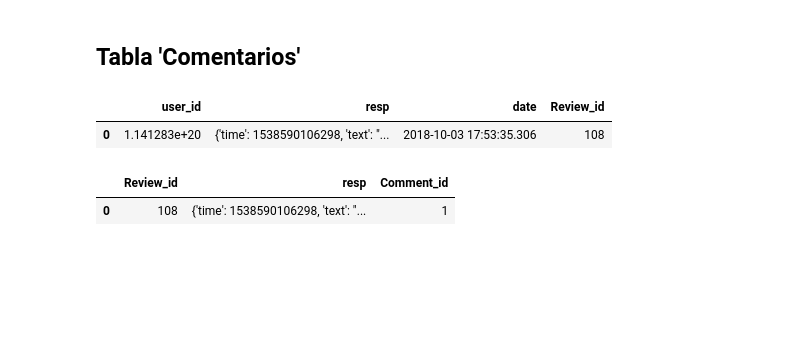
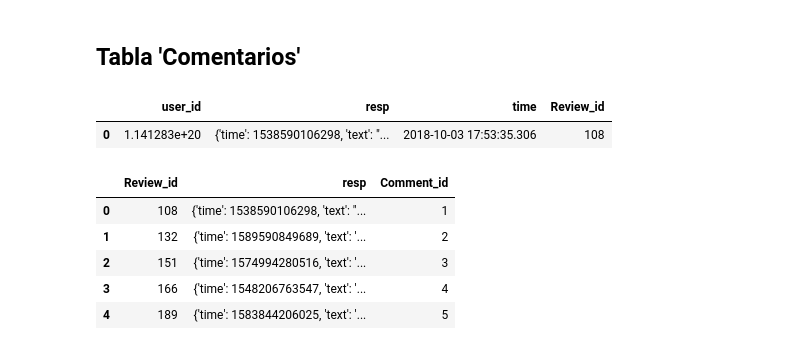
Before and after one commit to volpo/PG_YELP_GOOGLE_MAPS, a Jupyter notebook: Cassandra_SQL_DataPipeline/Cassandra_to_csv_reviews.ipynb, the cells around one changed output. Cells and saved outputs as stored; diff of their text form; code cells hidden in the pictures; blank space fills up the shorter version.

Commit message:
First tables

```diff
--- a/Cassandra_SQL_DataPipeline/Cassandra_to_csv_reviews.ipynb
+++ b/Cassandra_SQL_DataPipeline/Cassandra_to_csv_reviews.ipynb
@@ -384,23 +384,29 @@ df = pd.concat([df, new_df]).reset_index(drop=True)
 ## Tabla 'Comentarios'
 # %%
 df_review_2 = df_review.rename(columns={'Client_id':'user_id'})
-df_review_2 = df_review_2[['user_id', 'date', 'Review_id']]
+df_review_2 = df_review_2.rename(columns={'date':'time'})
+
+df_review_2 = df_review_2[['user_id', 'time', 'Review_id']]
 
 reviews_final_2 = reviews_final.dropna(subset=['resp'])
 reviews_final_2 = reviews_final_2[reviews_final_2['resp'] != 'None']
 
-reviews_final_2 = reviews_final_2[['user_id', 'resp']]
-merged = reviews_final_2.merge(df_review_2, on='user_id', how='inner')
+reviews_final_2 = reviews_final_2[['user_id', 'resp', 'time']]
+merged = reviews_final_2.merge(df_review_2, on=['user_id', 'time'], how='inner')
 # %%
 merged.head(1)
 # %% [output]
-|  | user_id | resp | date | Review_id |
+|  | user_id | resp | time | Review_id |
 | 0 | 1.141283e+20 | {'time': 1538590106298, 'text': "... | 2018-10-03 17:53:35.306 | 108 |
 # %%
 df_comentarios = merged[['Review_id','resp']]
 df_comentarios['Comment_id'] = range(1, len(df_comentarios) + 1)
 # %%
-df_comentarios.head(1)
+df_comentarios.head(5)
 # %% [output]
 |  | Review_id | resp | Comment_id |
 | 0 | 108 | {'time': 1538590106298, 'text': "... | 1 |
+| 1 | 132 | {'time': 1589590849689, 'text': '... | 2 |
+| 2 | 151 | {'time': 1574994280516, 'text': '... | 3 |
+| 3 | 166 | {'time': 1548206763547, 'text': '... | 4 |
+| 4 | 189 | {'time': 1583844206025, 'text': '... | 5 |
```
Also changed, not shown: parts of 4 cells of this notebook.
